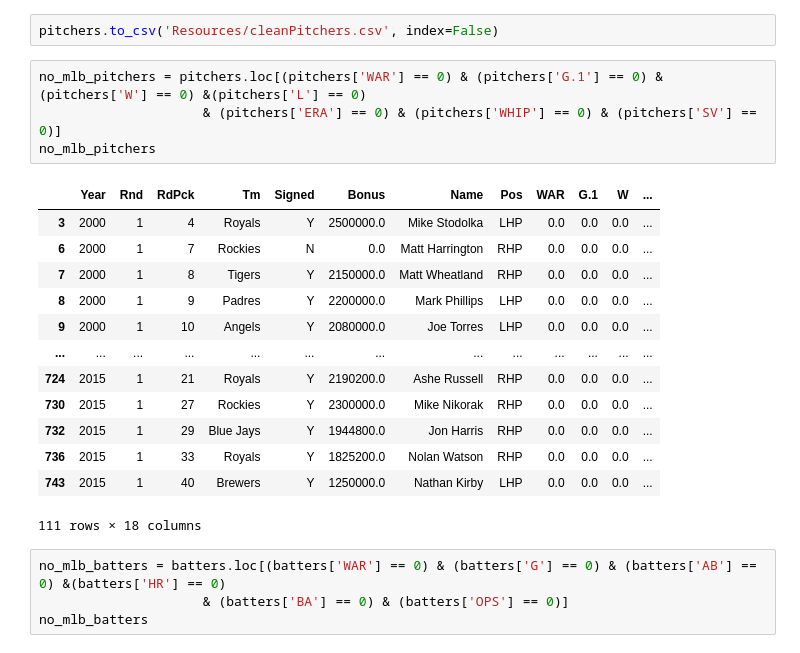
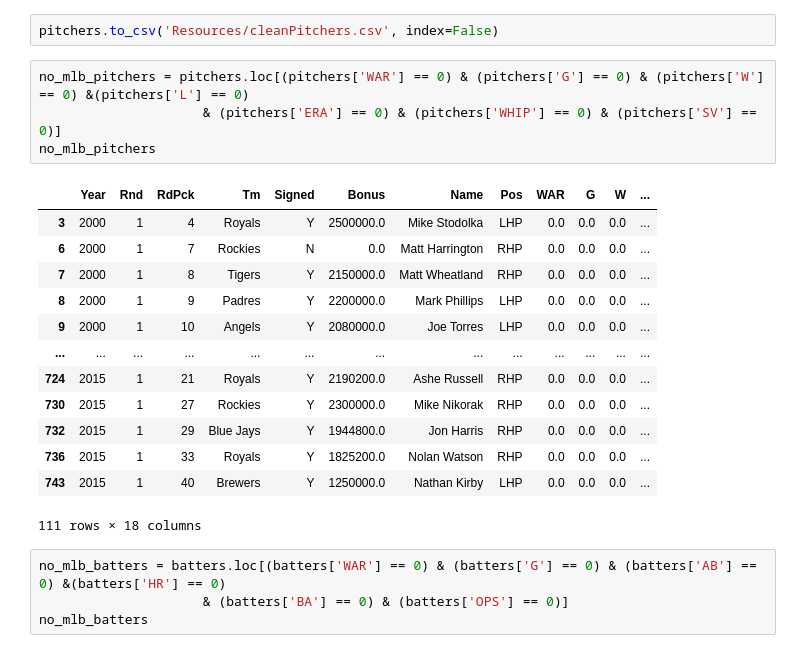
Before and after one commit to bknowlton2401/Final_Project_Baseball_draft_prediction, a Jupyter notebook: Clean_Batters_Pitchers.ipynb, the cells around one changed output. Cells and saved outputs as stored; diff of their text form.

```diff
--- a/Clean_Batters_Pitchers.ipynb
+++ b/Clean_Batters_Pitchers.ipynb
@@ -136,11 +136,11 @@ pitchers
 # %%
 pitchers.to_csv('Resources/cleanPitchers.csv', index=False)
 # %%
-no_mlb_pitchers = pitchers.loc[(pitchers['WAR'] == 0) & (pitchers['G.1'] == 0) & (pitchers['W'] == 0) &(pitchers['L'] == 0)
+no_mlb_pitchers = pitchers.loc[(pitchers['WAR'] == 0) & (pitchers['G'] == 0) & (pitchers['W'] == 0) &(pitchers['L'] == 0)
                      & (pitchers['ERA'] == 0) & (pitchers['WHIP'] == 0) & (pitchers['SV'] == 0)]
 no_mlb_pitchers
 # %% [output]
-|  | Year | Rnd | RdPck | Tm | Signed | Bonus | Name | Pos | WAR | G.1 | W | ... |
+|  | Year | Rnd | RdPck | Tm | Signed | Bonus | Name | Pos | WAR | G | W | ... |
 | 3 | 2000 | 1 | 4 | Royals | Y | 2500000.0 | Mike Stodolka | LHP | 0.0 | 0.0 | 0.0 | ... |
 | 6 | 2000 | 1 | 7 | Rockies | N | 0.0 | Matt Harrington | RHP | 0.0 | 0.0 | 0.0 | ... |
 | 7 | 2000 | 1 | 8 | Tigers | Y | 2150000.0 | Matt Wheatland | RHP | 0.0 | 0.0 | 0.0 | ... |
```
Also changed, not shown: 1 other file.
